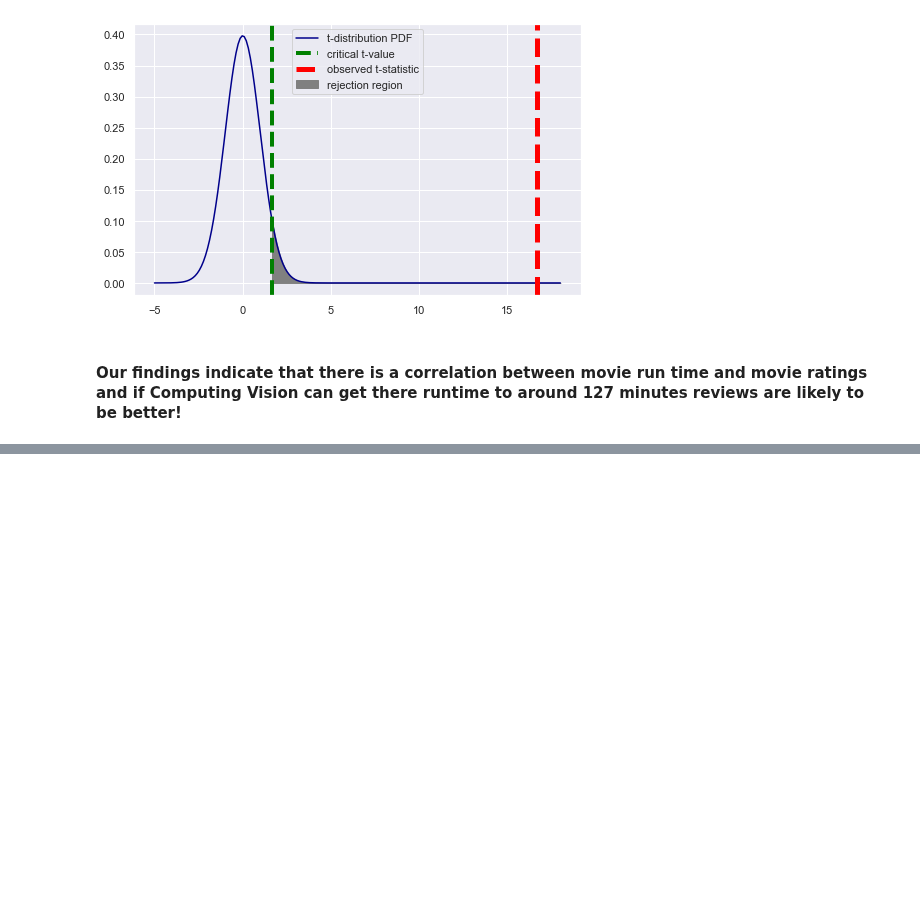
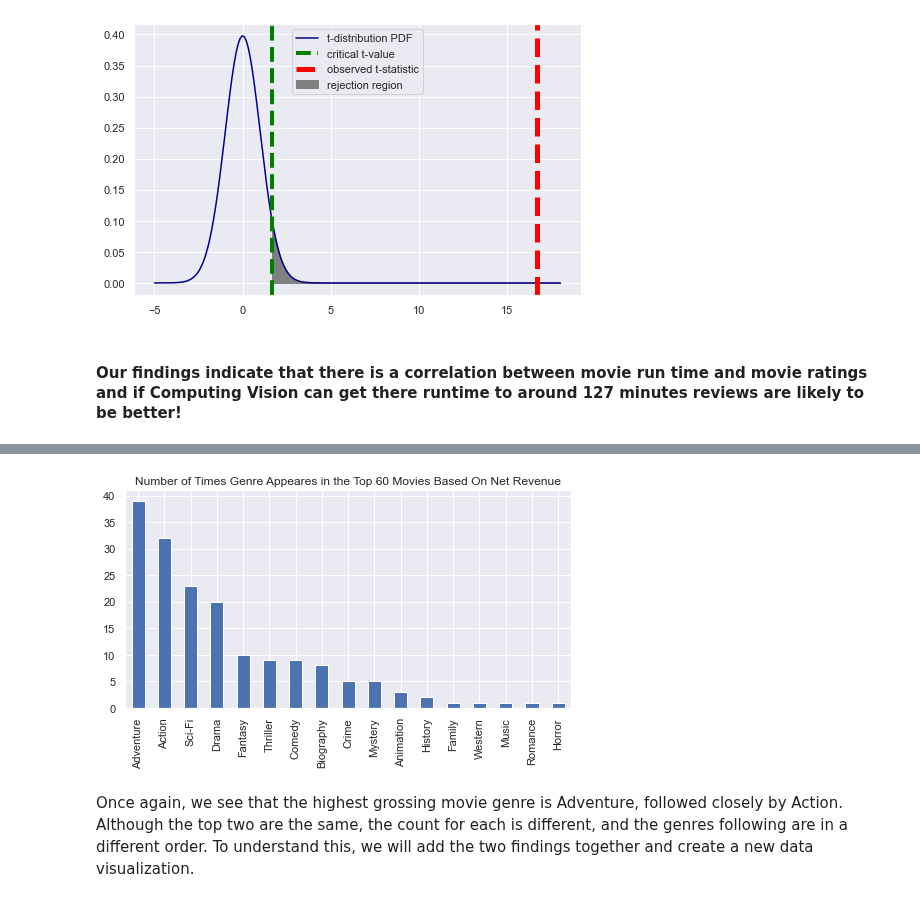
Before and after one commit to reboyce/Gilbert-Team-Repo, a Jupyter notebook: Notebooks/Final Notebook.ipynb, the cells around one changed output, grey strips where cells are left out. Cells and saved outputs as stored; diff of their text form; code cells hidden in the pictures; blank space fills up the shorter version.

```diff
--- a/Notebooks/Final Notebook.ipynb
+++ b/Notebooks/Final Notebook.ipynb
@@ -258,0 +413,7 @@ ax.legend();
+# %%
+#Bar plot of top 60 genre counts based on Net Revenue
+top_60_pop_genre_counts.plot(kind='bar', figsize=(8, 4), title='Number of Times Genre Appeares in the Top 60 Movies Based On Net Revenue');
+# %% [output]
+[figure, added]
+# %% [markdown]
+Once again, we see that the highest grossing movie genre is Adventure, followed closely by Action. Although the top two are the same, the count for each is different, and the genres following are in a different order. To understand this, we will add the two findings together and create a new data visualization.
```
Also changed, not shown: parts of 24 cells of this notebook.
